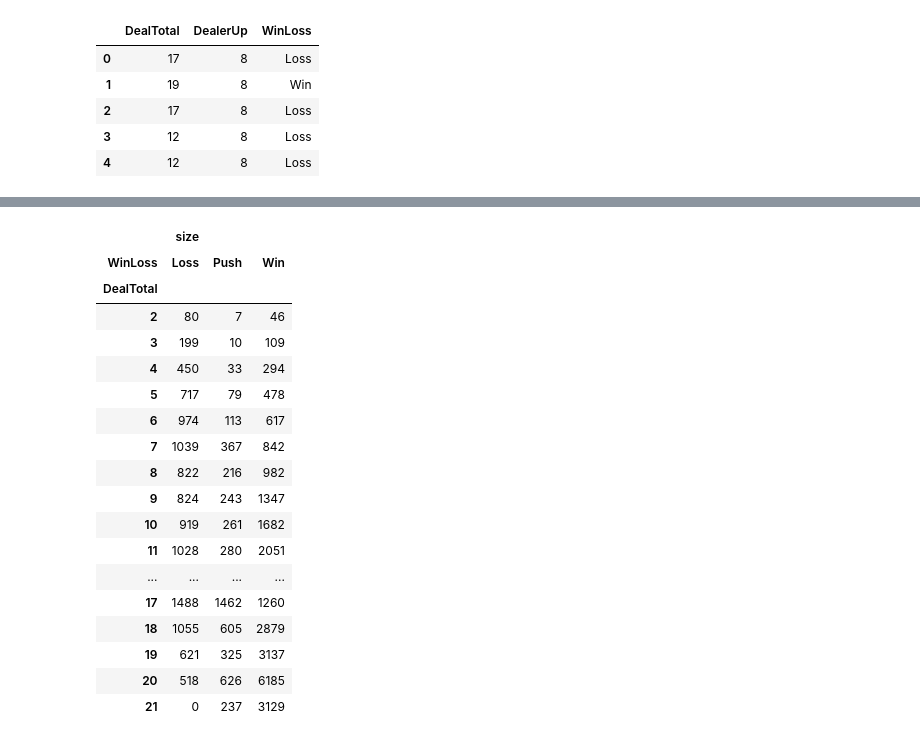
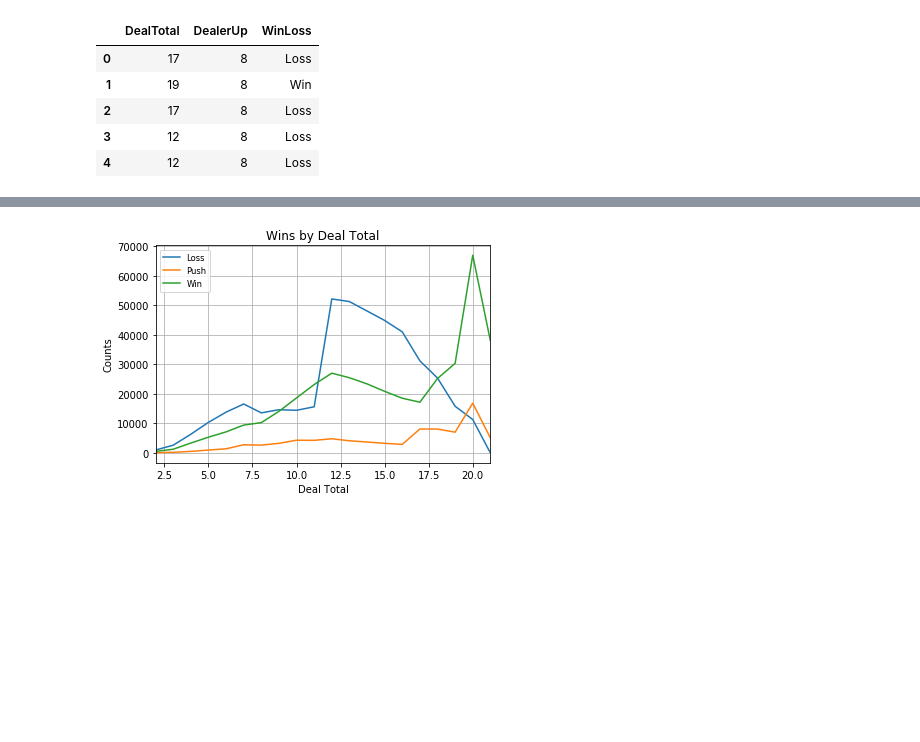
Before and after one commit to anirahul/Team_Carolina, a Jupyter notebook: blackjack(Delano).ipynb, the cells around one changed output, grey strips where cells are left out. Saved outputs shown, nothing was run; the diff lists cells and outputs as text; code cells hidden in the pictures; blank space fills up the shorter version.

```diff
--- a/blackjack(Delano).ipynb
+++ b/blackjack(Delano).ipynb
@@ -16,13 +16,13 @@ file_to_load = "data/blkjckhands.csv"
 # Read Purchasing File and store into Pandas data frame
 BlackJack = pd.read_csv(file_to_load)
 df=pd.DataFrame(BlackJack)
-delup_df=df[["ply2cardsum","dealcard2","winloss"]]
-delup_df=delup_df.rename(columns={"ply2cardsum": "DealTotal",
+dealup_df=df[["ply2cardsum","dealcard2","winloss"]]
+dealup_df=dealup_df.rename(columns={"ply2cardsum": "DealTotal",
                                  #"dealcard1": "DealerDwn",
                                  "dealcard2": "DealerUp",
                                  "winloss": "WinLoss"})
 
-delup_df.head()
+dealup_df.head()
 # %% [output]
 |  | DealTotal | DealerUp | WinLoss |
 | 0 | 17 | 8 | Loss |
@@ -40,7 +39,7 @@ DealerUp      11
 WinLoss      Win
 dtype: object
 # %%
-pd.pivot_table(delup_df,index=["DealTotal"]
+dealup_pvt = pd.pivot_table(dealup_df,index=["DealTotal"]
                ,columns=["WinLoss"]
                ,values=["WinLoss"]
                ,aggfunc=['size']
@@ -78,27 +58,21 @@ delup7.head()
+# %%
+dealup_pvt.plot.line()
+plt.legend(('Loss','Push','Win'),
+           loc="best", fontsize="small", fancybox=True)
+plt.grid(True)
+plt.title('Wins by Deal Total')
+plt.xlabel('Deal Total')
+plt.ylabel('Counts')
+
+# Save the Figure
+plt.savefig("'WinsByDealTotal.png")
+plt.show()
+# %% [output]
+[figure, added]
 # %%
-
-pd.pivot_table(delup7,index=["DealTotal"]
-               ,columns=["WinLoss"]
-               ,values=["WinLoss"]
-               ,aggfunc=['size']
-               ,fill_value = 0)
+dealup7 = pd.pivot_table(dealup_df[dealup_df.DealerUp == 7]
+                         , index=["DealTotal"]
+                         , columns=["WinLoss"]
+                         , values=["WinLoss"]
+                         , aggfunc=['size']
+                         ,fill_value = 0)
-# %% [output]
-|  | size |  |  |
-| WinLoss | Loss | Push | Win |
-| DealTotal |  |  |  |
-| 2 | 80 | 7 | 46 |
-| 3 | 199 | 10 | 109 |
-| 4 | 450 | 33 | 294 |
-| 5 | 717 | 79 | 478 |
-| 6 | 974 | 113 | 617 |
-| 7 | 1039 | 367 | 842 |
-| 8 | 822 | 216 | 982 |
-| 9 | 824 | 243 | 1347 |
-| 10 | 919 | 261 | 1682 |
-| 11 | 1028 | 280 | 2051 |
-| ... | ... | ... | ... |
-| 17 | 1488 | 1462 | 1260 |
-| 18 | 1055 | 605 | 2879 |
-| 19 | 621 | 325 | 3137 |
-| 20 | 518 | 626 | 6185 |
-| 21 | 0 | 237 | 3129 |
```
Also changed, not shown: parts of 13 cells of this notebook.
